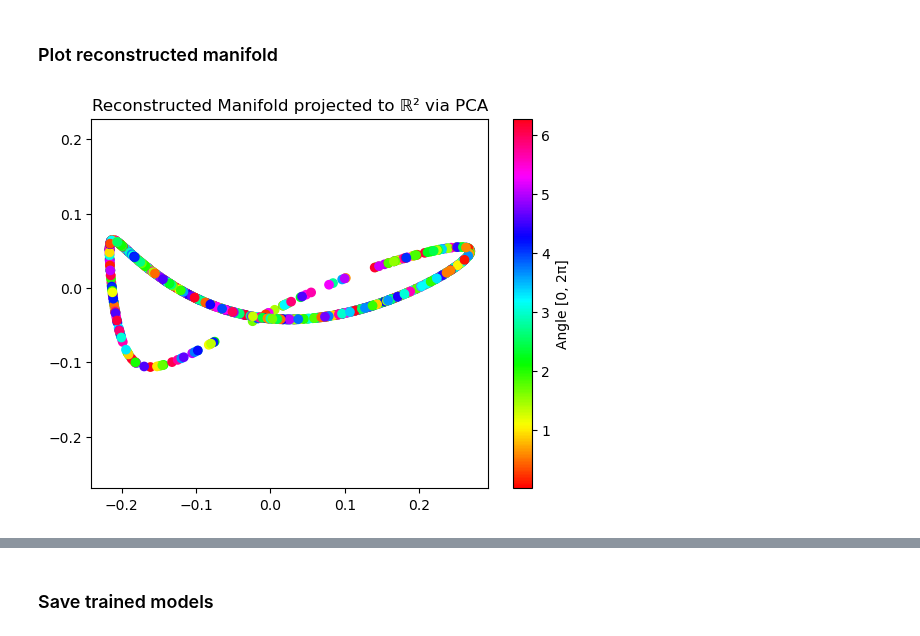
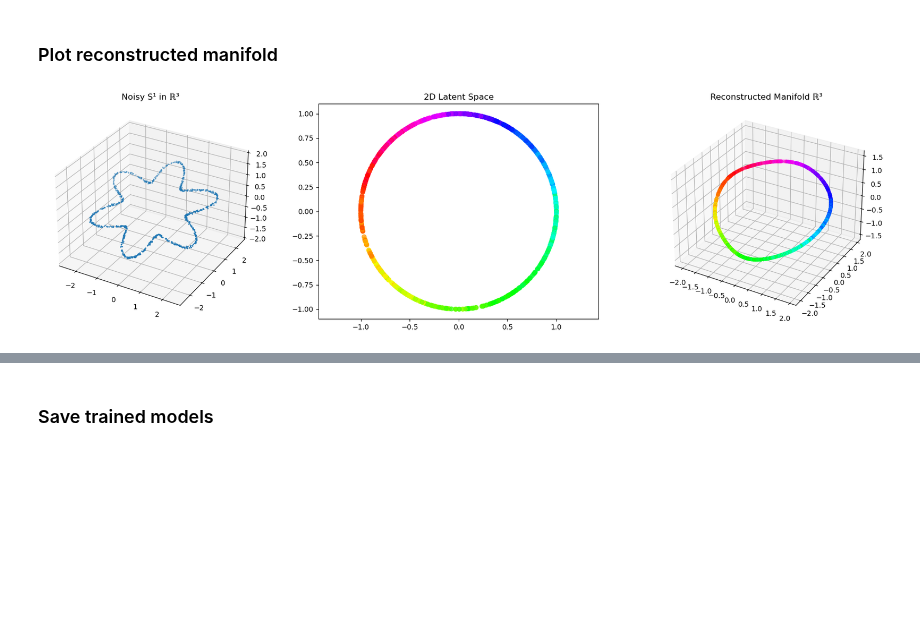
Before and after one commit to graeps/TopoGeoAEs, a Jupyter notebook: experiments/vm_toroidal_vae.ipynb, the cells around one changed output, grey strips where cells are left out. Cells and saved outputs as stored; diff of their text form; code cells hidden in the pictures; blank space fills up the shorter version.

```diff
--- a/experiments/vm_toroidal_vae.ipynb
+++ b/experiments/vm_toroidal_vae.ipynb
@@ -47,9 +47,9 @@ loader_config = {
     "radius": 2.0,
     "major_radius": 3.0,
     "minor_radius": 1.0,
-    "n_wiggles": 0,
+    "n_wiggles": 6,
     "geodesic_distortion_amp": 0.3,
-    "embedding_dim": 10,
+    "embedding_dim": 3,
     "noise_var": 0.0001,
     "geodesic_distortion_func": "wiggles",
     "plot_dataset": True
@@ -61,8 +61,8 @@ model_config = {
     'latent_dim': 1,
     'sftbeta': 4.5,
     'device': "cpu",
-    'encoder_widths': [8, 5],
-    'decoder_widths': [100],
+    'encoder_widths': [32, 32,32],
+    'decoder_widths': [32,32,32],
 }
 
 optimizer_config = {
@@ -70,7 +70,7 @@ optimizer_config = {
 }
 
 trainer_config = {
-    'num_epochs': 1,
+    'num_epochs': 15,
     'log_interval': 100,
     'recon_loss': "MSE",
     'topo_loss': False,
@@ -132,6 +137,6 @@ Warning: n_samples (10000) > total samples (1000). Using all samples.
 # %% [markdown]
 ### Plot reconstructed manifold
 # %%
-utils.plot_recon_manifold(model, test_loader, n_samples=1000)
+utils.plot_data_latents_recon(model, test_loader, n_samples=1000)
 # %% [output]
-[figure, old version]
+[figure, new version]
```
Also changed, not shown: parts of 7 cells of this notebook, 6 other files.
